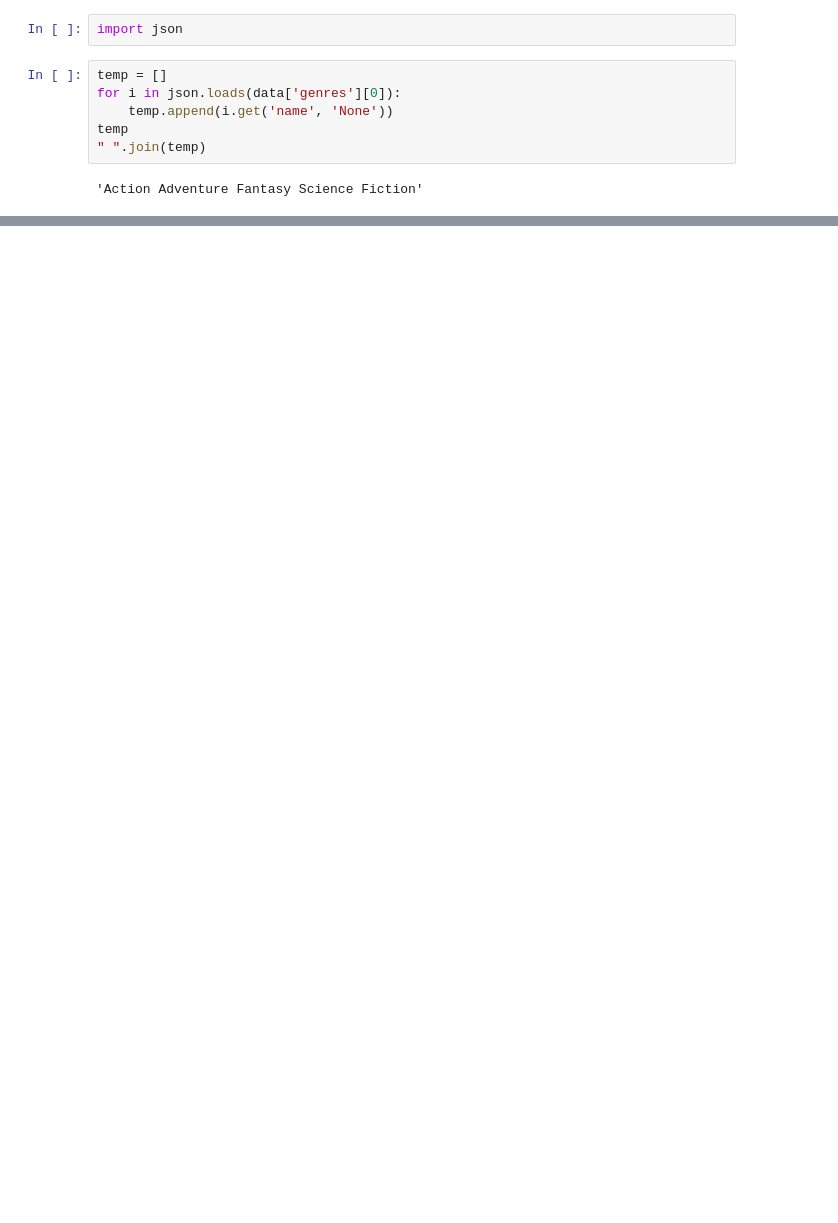
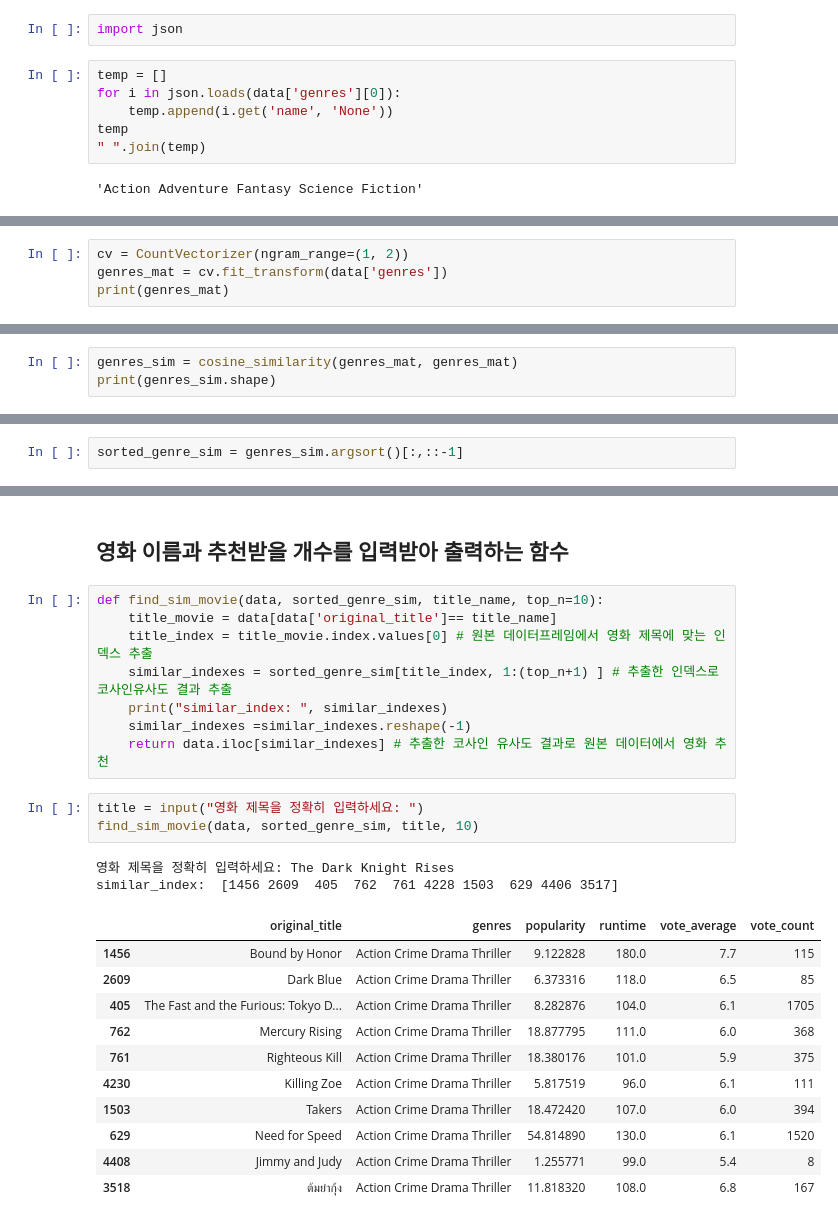
Before and after one commit to namolee/fintech_service, a Jupyter notebook: 06machine_learning/22컨텐츠기반_추천시스템_만들기_영화추천시스템.ipynb, the cells around one changed output, grey strips where cells are left out. Drawn from its saved outputs; the diff is of its cells as text; blank space fills up the shorter version.

```diff
--- a/06machine_learning/22컨텐츠기반_추천시스템_만들기_영화추천시스템.ipynb
+++ b/06machine_learning/22컨텐츠기반_추천시스템_만들기_영화추천시스템.ipynb
@@ -61,0 +135,4 @@ temp
+# %%
+cv = CountVectorizer(ngram_range=(1, 2))
+genres_mat = cv.fit_transform(data['genres'])
+print(genres_mat)
@@ -61,0 +168,3 @@ temp
+# %%
+genres_sim = cosine_similarity(genres_mat, genres_mat)
+print(genres_sim.shape)
@@ -61,0 +189,2 @@ temp
+# %%
+sorted_genre_sim = genres_sim.argsort()[:,::-1]
@@ -61,0 +215,27 @@ temp
+# %% [markdown]
+## 영화 이름과 추천받을 개수를 입력받아 출력하는 함수
+# %%
+def find_sim_movie(data, sorted_genre_sim, title_name, top_n=10):
+    title_movie = data[data['original_title']== title_name]
+    title_index = title_movie.index.values[0] # 원본 데이터프레임에서 영화 제목에 맞는 인덱스 추출
+    similar_indexes = sorted_genre_sim[title_index, 1:(top_n+1) ] # 추출한 인덱스로 코사인유사도 결과 추출
+    print("similar_index: ", similar_indexes)
+    similar_indexes =similar_indexes.reshape(-1)
+    return data.iloc[similar_indexes] # 추출한 코사인 유사도 결과로 원본 데이터에서 영화 추천
+# %%
+title = input("영화 제목을 정확히 입력하세요: ")
+find_sim_movie(data, sorted_genre_sim, title, 10)
+# %% [output]
+영화 제목을 정확히 입력하세요: The Dark Knight Rises
+similar_index:  [1456 2609  405  762  761 4228 1503  629 4406 3517]
+|  | original_title | genres | popularity | runtime | vote_average | vote_count |
+| 1456 | Bound by Honor | Action Crime Drama Thriller | 9.122828 | 180.0 | 7.7 | 115 |
+| 2609 | Dark Blue | Action Crime Drama Thriller | 6.373316 | 118.0 | 6.5 | 85 |
+| 405 | The Fast and the Furious: Tokyo D... | Action Crime Drama Thriller | 8.282876 | 104.0 | 6.1 | 1705 |
+| 762 | Mercury Rising | Action Crime Drama Thriller | 18.877795 | 111.0 | 6.0 | 368 |
+| 761 | Righteous Kill | Action Crime Drama Thriller | 18.380176 | 101.0 | 5.9 | 375 |
+| 4230 | Killing Zoe | Action Crime Drama Thriller | 5.817519 | 96.0 | 6.1 | 111 |
+| 1503 | Takers | Action Crime Drama Thriller | 18.472420 | 107.0 | 6.0 | 394 |
+| 629 | Need for Speed | Action Crime Drama Thriller | 54.814890 | 130.0 | 6.1 | 1520 |
+| 4408 | Jimmy and Judy | Action Crime Drama Thriller | 1.255771 | 99.0 | 5.4 | 8 |
+| 3518 | ต้มยำกุ้ง | Action Crime Drama Thriller | 11.818320 | 108.0 | 6.8 | 167 |
```
Also changed, not shown: parts of 19 cells of this notebook, 45 other files.
